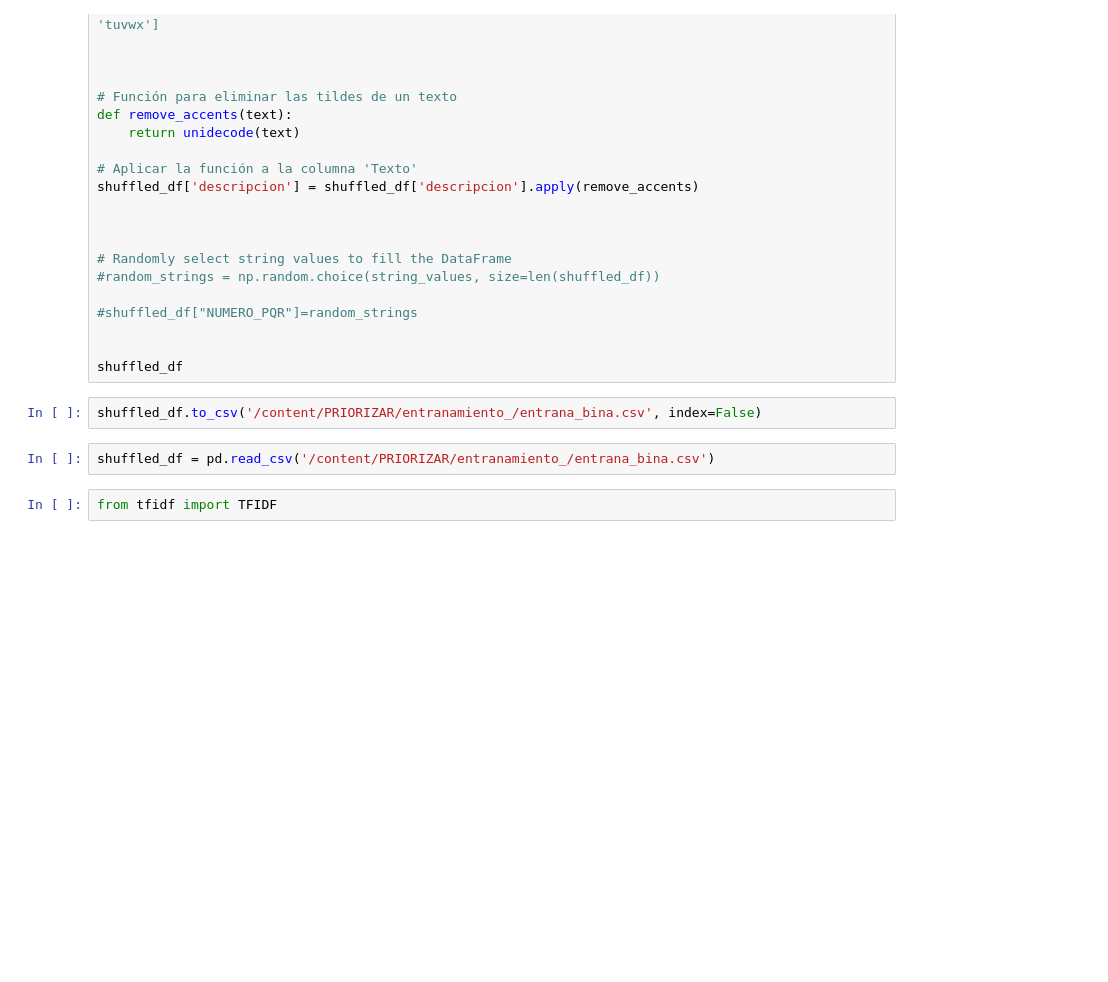
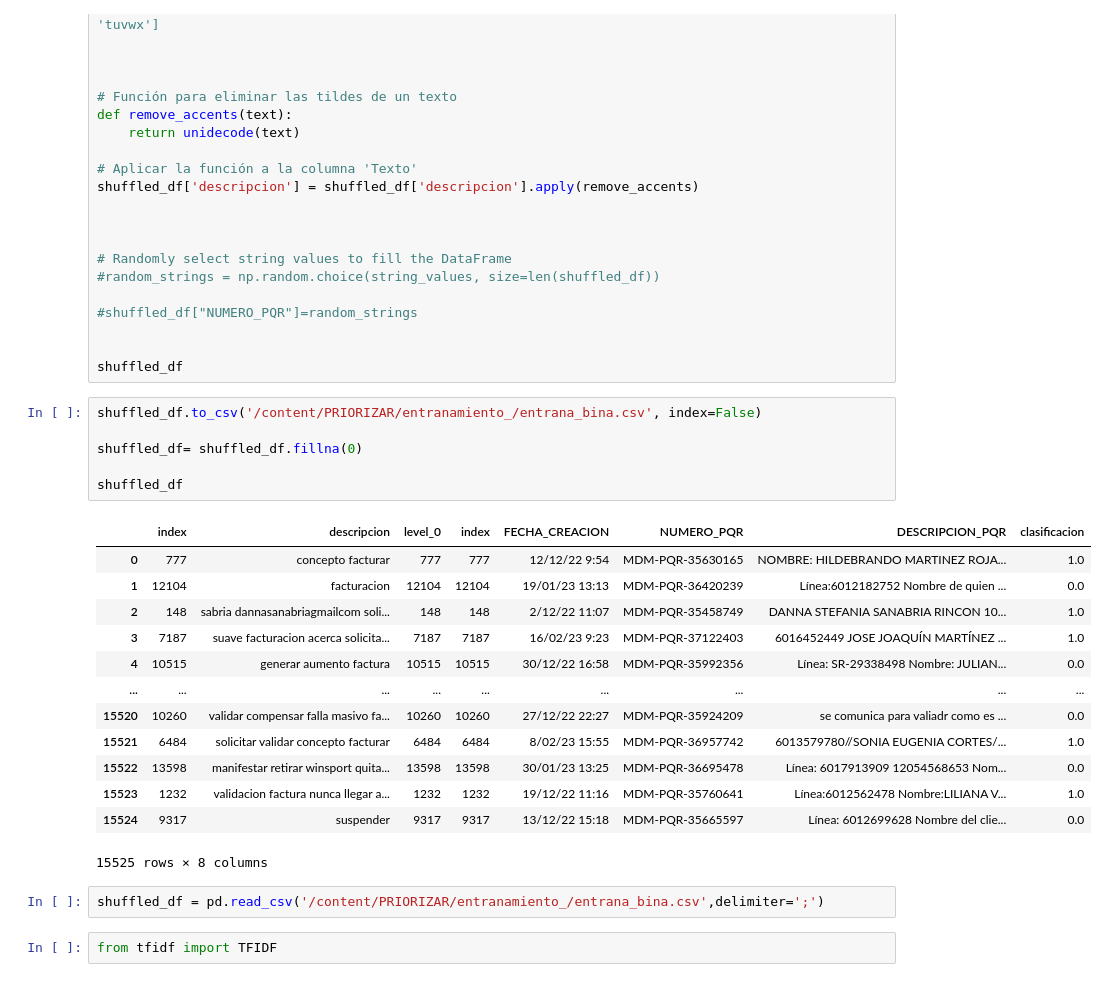
Before and after one commit to etb-git/PRIORIZAR, a Jupyter notebook: notebook/entra_binario.ipynb, the cells around one changed output. Cells and saved outputs as stored; diff of their text form; blank space fills up the shorter version.

```diff
--- a/notebook/entra_binario.ipynb
+++ b/notebook/entra_binario.ipynb
@@ -223,8 +252,26 @@ shuffled_df['descripcion'] = shuffled_df['descripcion'].apply(remove_accents)
 shuffled_df
 # %%
 shuffled_df.to_csv('/content/PRIORIZAR/entranamiento_/entrana_bina.csv', index=False)
+
+shuffled_df= shuffled_df.fillna(0)
+
+shuffled_df
+# %% [output]
+|  | index | descripcion | level_0 | index | FECHA_CREACION | NUMERO_PQR | DESCRIPCION_PQR | clasificacion |
+| 0 | 777 | concepto facturar | 777 | 777 | 12/12/22 9:54 | MDM-PQR-35630165 | NOMBRE: HILDEBRANDO MARTINEZ ROJA... | 1.0 |
+| 1 | 12104 | facturacion | 12104 | 12104 | 19/01/23 13:13 | MDM-PQR-36420239 | Línea:6012182752 Nombre de quien ... | 0.0 |
+| 2 | 148 | sabria dannasanabriagmailcom soli... | 148 | 148 | 2/12/22 11:07 | MDM-PQR-35458749 | DANNA STEFANIA SANABRIA RINCON 10... | 1.0 |
+| 3 | 7187 | suave facturacion acerca solicita... | 7187 | 7187 | 16/02/23 9:23 | MDM-PQR-37122403 | 6016452449 JOSE JOAQUÍN MARTÍNEZ ... | 1.0 |
+| 4 | 10515 | generar aumento factura | 10515 | 10515 | 30/12/22 16:58 | MDM-PQR-35992356 | Línea: SR-29338498 Nombre: JULIAN... | 0.0 |
+| ... | ... | ... | ... | ... | ... | ... | ... | ... |
+| 15520 | 10260 | validar compensar falla masivo fa... | 10260 | 10260 | 27/12/22 22:27 | MDM-PQR-35924209 | se comunica para valiadr como es ... | 0.0 |
+| 15521 | 6484 | solicitar validar concepto facturar | 6484 | 6484 | 8/02/23 15:55 | MDM-PQR-36957742 | 6013579780//SONIA EUGENIA CORTES/... | 1.0 |
+| 15522 | 13598 | manifestar retirar winsport quita... | 13598 | 13598 | 30/01/23 13:25 | MDM-PQR-36695478 | Línea: 6017913909 12054568653 Nom... | 0.0 |
+| 15523 | 1232 | validacion factura nunca llegar a... | 1232 | 1232 | 19/12/22 11:16 | MDM-PQR-35760641 | Línea:6012562478 Nombre:LILIANA V... | 1.0 |
+| 15524 | 9317 | suspender | 9317 | 9317 | 13/12/22 15:18 | MDM-PQR-35665597 | Línea: 6012699628 Nombre del clie... | 0.0 |
+15525 rows × 8 columns
 # %%
-shuffled_df = pd.read_csv('/content/PRIORIZAR/entranamiento_/entrana_bina.csv')
+shuffled_df = pd.read_csv('/content/PRIORIZAR/entranamiento_/entrana_bina.csv',delimiter=';')
 # %%
 from tfidf import TFIDF
 # %%
```
Also changed, not shown: parts of 32 cells of this notebook, 3 other files.
